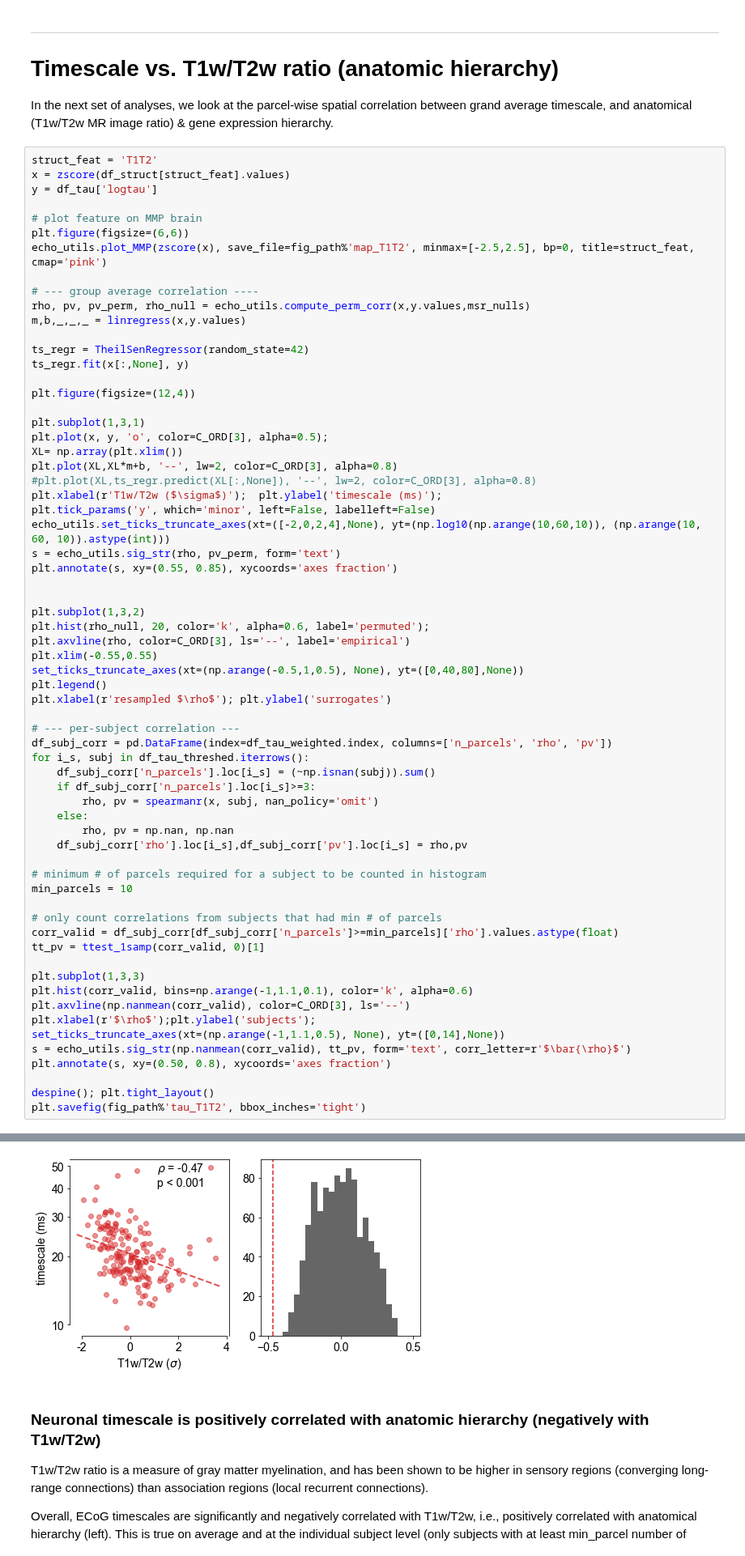
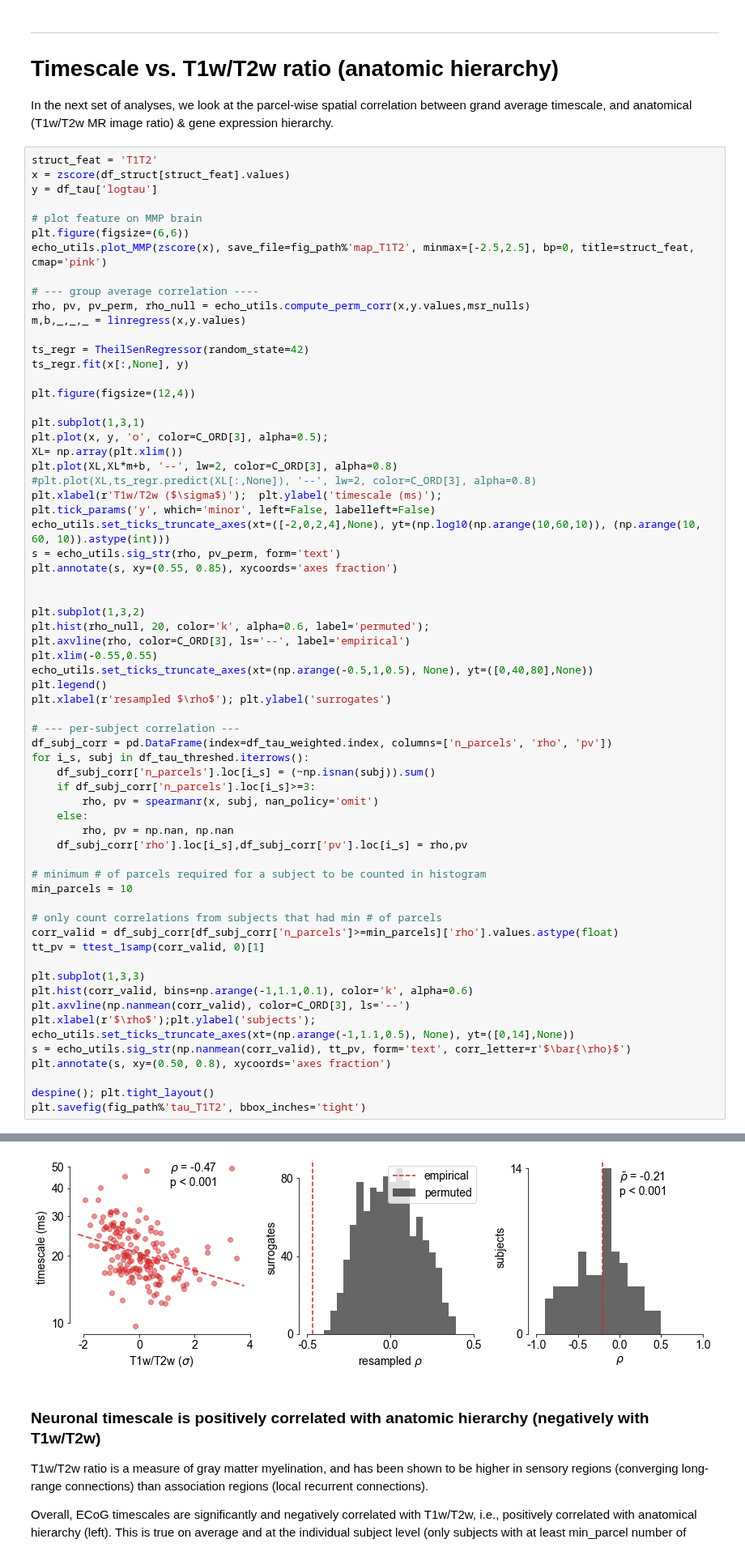
Before and after one commit to rdgao/field-echos, a Jupyter notebook: notebooks/3_viz_human_structural.ipynb, the cells around one changed output, grey strips where cells are left out. Shown at 81% size. Cells and saved outputs as stored; diff of their text form.

Commit message:
made all figures pretty

```diff
--- a/notebooks/3_viz_human_structural.ipynb
+++ b/notebooks/3_viz_human_structural.ipynb
@@ -328,7 +328,7 @@ plt.subplot(1,3,2)
 plt.hist(rho_null, 20, color='k', alpha=0.6, label='permuted');
 plt.axvline(rho, color=C_ORD[3], ls='--', label='empirical')
 plt.xlim(-0.55,0.55)
-set_ticks_truncate_axes(xt=(np.arange(-0.5,1,0.5), None), yt=([0,40,80],None))
+echo_utils.set_ticks_truncate_axes(xt=(np.arange(-0.5,1,0.5), None), yt=([0,40,80],None))
 plt.legend()
 plt.xlabel(r'resampled $\rho$'); plt.ylabel('surrogates')
 
@@ -353,7 +353,7 @@ plt.subplot(1,3,3)
 plt.hist(corr_valid, bins=np.arange(-1,1.1,0.1), color='k', alpha=0.6)
 plt.axvline(np.nanmean(corr_valid), color=C_ORD[3], ls='--')
 plt.xlabel(r'$\rho$');plt.ylabel('subjects');
-set_ticks_truncate_axes(xt=(np.arange(-1,1.1,0.5), None), yt=([0,14],None))
+echo_utils.set_ticks_truncate_axes(xt=(np.arange(-1,1.1,0.5), None), yt=([0,14],None))
 s = echo_utils.sig_str(np.nanmean(corr_valid), tt_pv, form='text', corr_letter=r'$\bar{\rho}$')
 plt.annotate(s, xy=(0.50, 0.8), xycoords='axes fraction')
 
@@ -365,5 +364,5 @@ NameError: name 'set_ticks_truncate_axes' is not defined
 [figure]
-[figure, old version]
+[figure, new version]
 # %% [markdown]
 ### Neuronal timescale is positively correlated with anatomic hierarchy (negatively with T1w/T2w)
 T1w/T2w ratio is a measure of gray matter myelination, and has been shown to be higher in sensory regions (converging long-range connections) than association regions (local recurrent connections).
```
Also changed, not shown: parts of 8 cells of this notebook, 30 other files.
